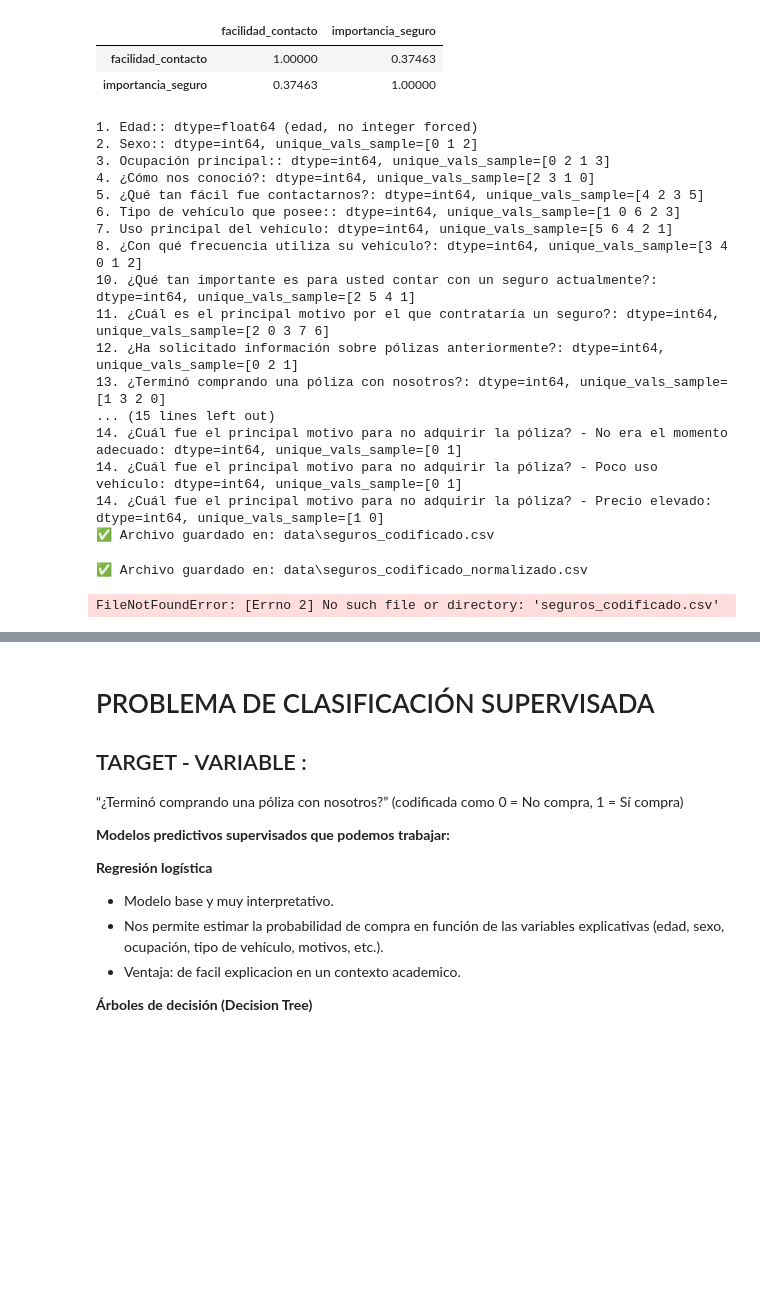
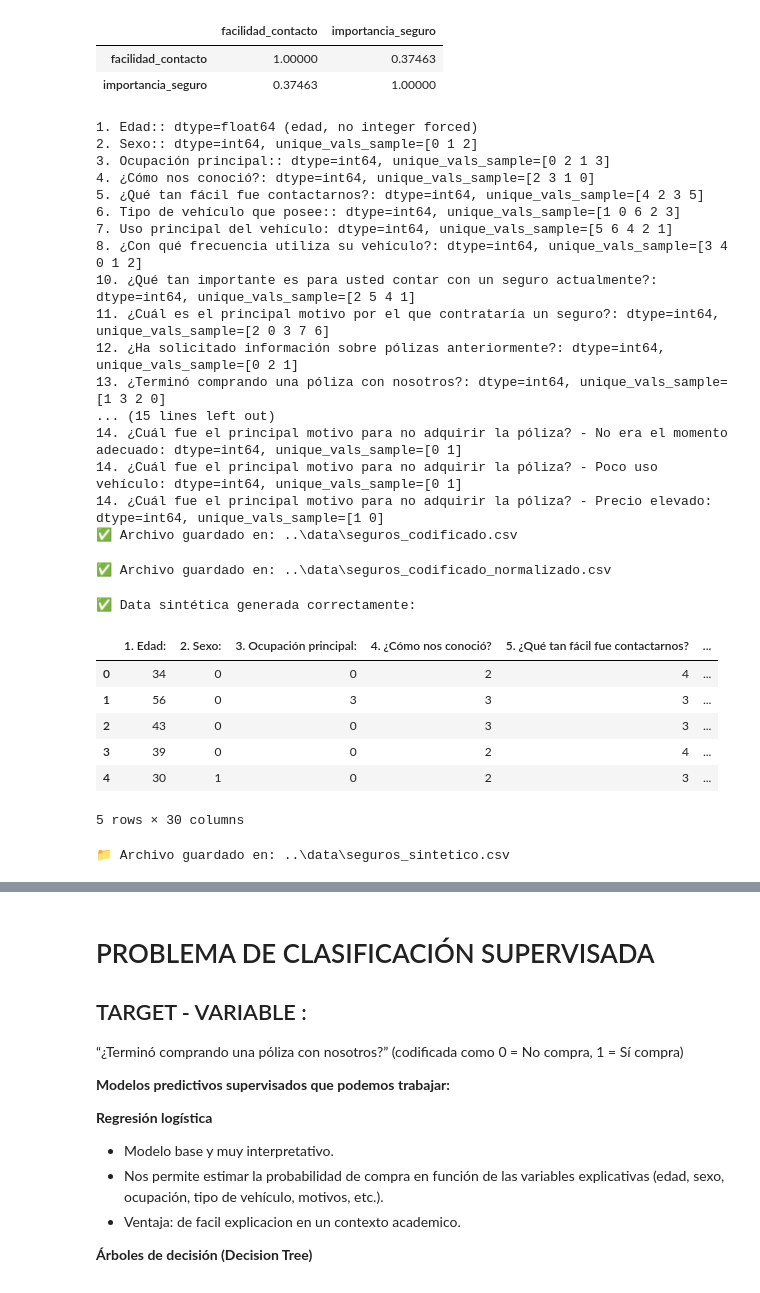
Before and after one commit to steph-d989/IDL3_CARDENAS_DAMIANI_FALCON_MANZANARES_MEDINA, a Jupyter notebook: notebooks/SEGUROS_CODIFICADO.ipynb, the cells around one changed output, grey strips where cells are left out. Drawn from its saved outputs; the diff is of its cells as text; code cells hidden in the pictures; blank space fills up the shorter version.

```diff
--- a/SEGUROS_CODIFICADO.ipynb
+++ b/notebooks/SEGUROS_CODIFICADO.ipynb
@@ -128,7 +128,7 @@ import pandas as pd
 from sklearn.preprocessing import LabelEncoder
 
 # Cargar archivo (ajusta el nombre si es distinto)
-df = pd.read_excel("data/SEGUROS (respuestas).xlsx")
+df = pd.read_excel("../data/SEGUROS (respuestas).xlsx")
 
 # Limpieza básica de encabezados
 df = df.drop(columns=["Marca temporal"], errors="ignore")
@@ -251,7 +251,7 @@ for col in df.columns:
 # ------------------------
 from pathlib import Path
 
-OUTPUT_DIR = Path("data")
+OUTPUT_DIR = Path("../data")
 OUTPUT_DIR.mkdir(exist_ok=True)
 
 outname = OUTPUT_DIR / "seguros_codificado.csv"
@@ -275,7 +275,7 @@ print(f"✅ Archivo guardado en: {outname}")
 14. ¿Cuál fue el principal motivo para no adquirir la póliza? - No era el momento adecuado: dtype=int64, unique_vals_sample=[0 1]
 14. ¿Cuál fue el principal motivo para no adquirir la póliza? - Poco uso vehículo: dtype=int64, unique_vals_sample=[0 1]
 14. ¿Cuál fue el principal motivo para no adquirir la póliza? - Precio elevado: dtype=int64, unique_vals_sample=[1 0]
-✅ Archivo guardado en: data\seguros_codificado.csv
+✅ Archivo guardado en: ..\data\seguros_codificado.csv
 # %%
 from sklearn.preprocessing import MinMaxScaler
 from pathlib import Path
@@ -289,7 +289,7 @@ cols_to_scale = [c for c in df.columns if c != col_edad]
 df[cols_to_scale] = scaler.fit_transform(df[cols_to_scale])
 
 # mismo archivo, solo cambia la forma de guardado
-OUTPUT_DIR = Path("data")
+OUTPUT_DIR = Path("../data")
 OUTPUT_DIR.mkdir(exist_ok=True)
 
 outname = OUTPUT_DIR / "seguros_codificado_normalizado.csv"
@@ -297,7 +297,7 @@ df.to_csv(outname, index=False, encoding="utf-8-sig")
 
 print(f"✅ Archivo guardado en: {outname}")
 # %% [output]
-✅ Archivo guardado en: data\seguros_codificado_normalizado.csv
+✅ Archivo guardado en: ..\data\seguros_codificado_normalizado.csv
 # %%
 # ==========================================
 # 🧠 GENERAR DATA SINTÉTICA BASADA EN EL CSV REAL
@@ -308,7 +308,7 @@ from faker import Faker
 from pathlib import Path
 
 # Cargar el dataset real codificado
-df_real = pd.read_csv("seguros_codificado.csv")
+df_real = pd.read_csv("../data/seguros_codificado.csv")
 
 # Semilla para reproducibilidad
 np.random.seed(42)
@@ -336,35 +336,43 @@ for col in df_real.columns:
         else:
             # Si es numérica continua (por ejemplo edad)
             mu, sigma = serie.mean(), serie.std()
             df_sintetico[col] = np.abs(
                 np.random.normal(mu, sigma, n_rows)
             ).round(0).astype(int)
     else:
         # Si por alguna razón hay columnas tipo texto (no debería)
         valores = serie.dropna().unique()
         df_sintetico[col] = np.random.choice(valores, size=n_rows)
 
 # Aseguramos que los tipos sean correctos (int)
 for col in df_sintetico.columns:
     try:
         df_sintetico[col] = df_sintetico[col].astype(int)
     except Exception:
         pass
 
 # ==========================================
 # 💾 GUARDAR CSV SINTÉTICO (VS CODE)
 # ==========================================
-OUTPUT_DIR = Path("data")
+OUTPUT_DIR = Path("../data")
 OUTPUT_DIR.mkdir(exist_ok=True)
 
 nombre_salida = OUTPUT_DIR / "seguros_sintetico.csv"
 df_sintetico.to_csv(nombre_salida, index=False, encoding="utf-8-sig")
 
 print("✅ Data sintética generada correctamente:")
 display(df_sintetico.head())
 print(f"📁 Archivo guardado en: {nombre_salida}")
 # %% [output]
-FileNotFoundError: [Errno 2] No such file or directory: 'seguros_codificado.csv'
+✅ Data sintética generada correctamente:
+|  | 1. Edad: | 2. Sexo: | 3. Ocupación principal: | 4. ¿Cómo nos conoció? | 5. ¿Qué tan fácil fue contactarnos? | ... |
+| 0 | 34 | 0 | 0 | 2 | 4 | ... |
+| 1 | 56 | 0 | 3 | 3 | 3 | ... |
+| 2 | 43 | 0 | 0 | 3 | 3 | ... |
+| 3 | 39 | 0 | 0 | 2 | 4 | ... |
+| 4 | 30 | 1 | 0 | 2 | 3 | ... |
+5 rows × 30 columns
+📁 Archivo guardado en: ..\data\seguros_sintetico.csv
 # %%
 # ============================================================
 # 🧠 GENERAR DATA MIXTA BASADA EN EL CSV REAL Y CSV SINTÉTICO
```
Also changed, not shown: parts of 3 cells of this notebook, 4 other files.
